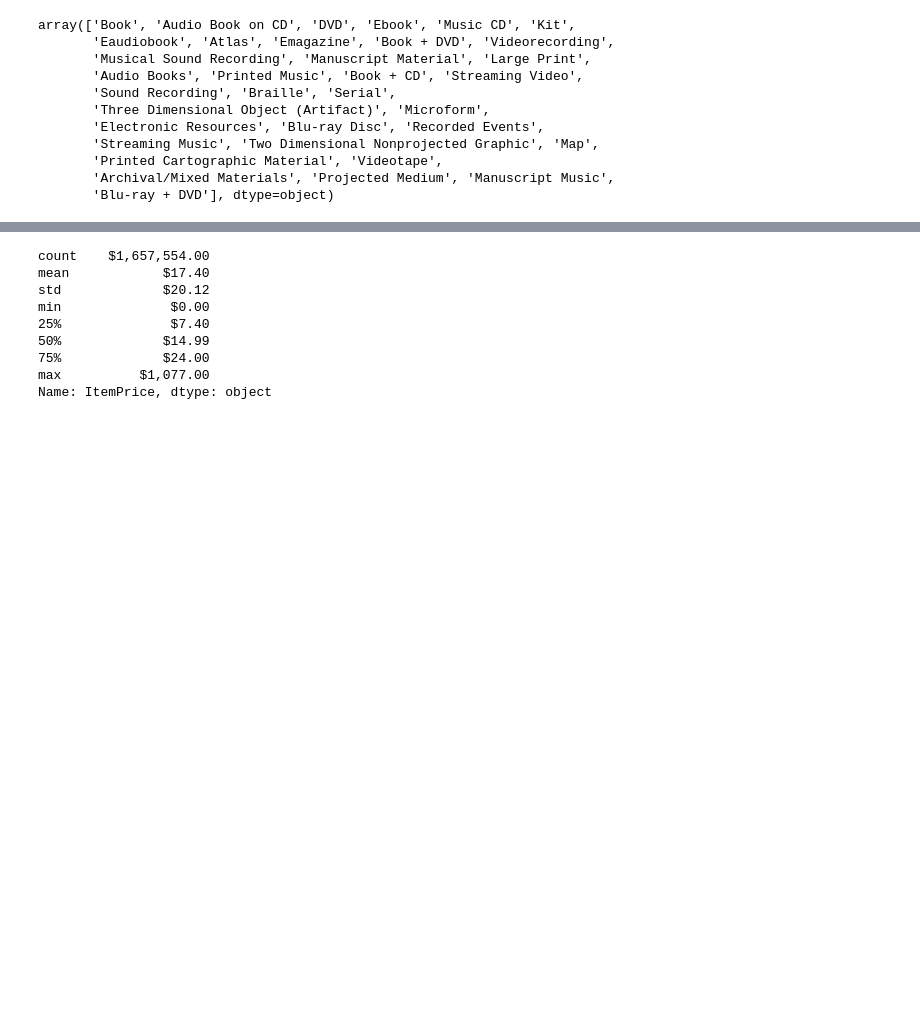
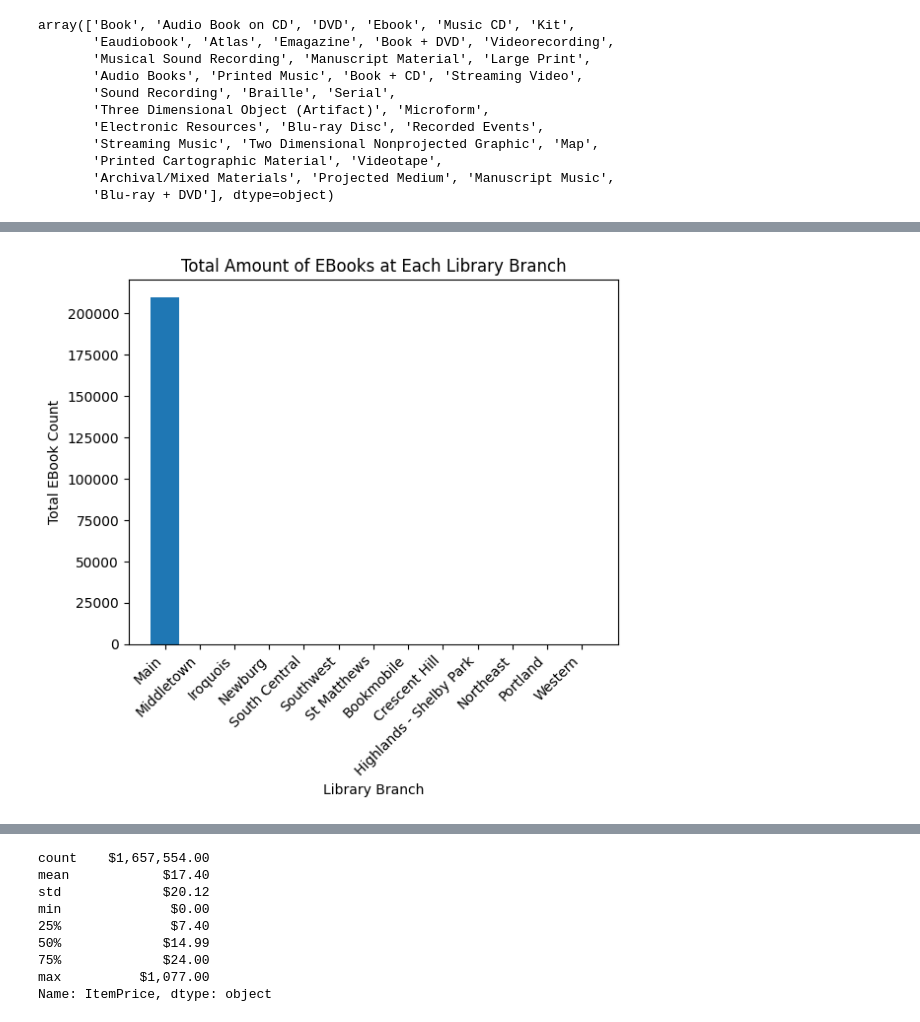
Before and after one commit to btl930/louisville_library_inventory_analysis, a Jupyter notebook: louisville_library_inventory_analysis.ipynb, the cells around one changed output, grey strips where cells are left out. Saved outputs shown, nothing was run; the diff lists cells and outputs as text; code cells hidden in the pictures; blank space fills up the shorter version.

Commit message:
Ebook plot

```diff
--- a/louisville_library_inventory_analysis.ipynb
+++ b/louisville_library_inventory_analysis.ipynb
@@ -375,2 +375,18 @@ plt.show()
+# %%
+ebook_items = df[df['ItemType'].isin(['Ebook', 'Eaudiobook', 'Emagazine'])]
+# %%
+ebook_count = ebook_items.groupby('ItemLocation')['ItemType'].size().sort_values(ascending=False)
+ebook_count
+
+plt.bar(ebook_count.index, ebook_count.values)
+plt.xticks(rotation=45, ha='right')
+
+plt.xlabel('Library Branch')
+plt.ylabel('Total EBook Count')
+plt.title('Total Amount of EBooks at Each Library Branch')
+
+plt.show()
+# %% [output]
+[figure, added]
 # %%
 df['ItemCollection'].value_counts().sort_values(ascending=True).head(10)
```
Also changed, not shown: parts of 5 cells of this notebook.
